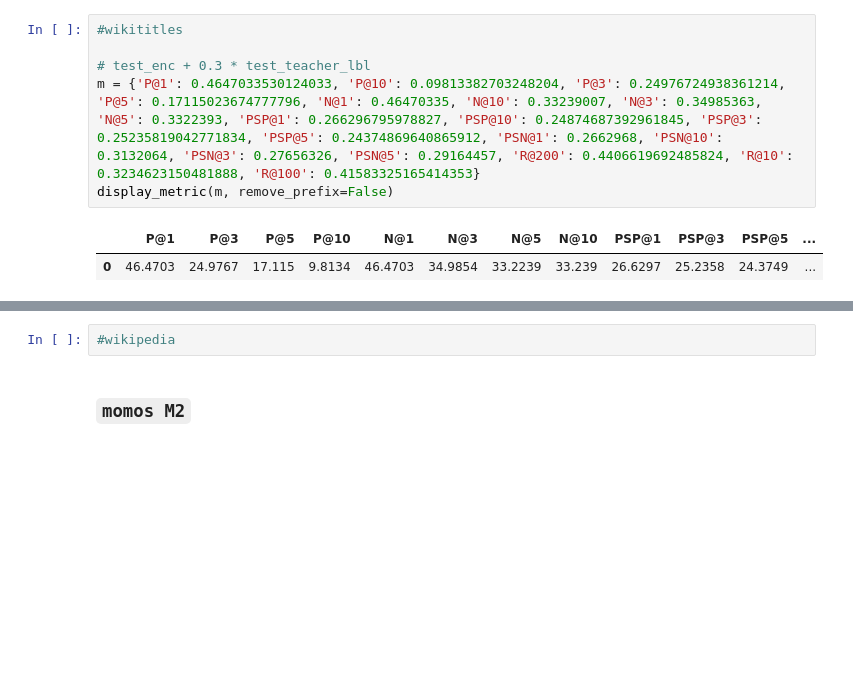
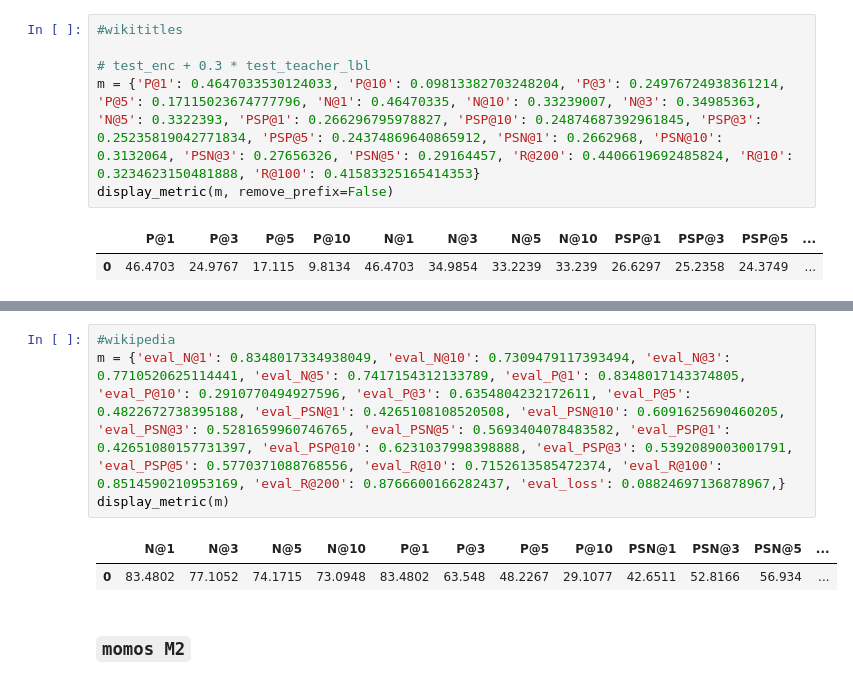
Before and after one commit to suchith720/medic, a Jupyter notebook: nbs/21_experiment-summary.ipynb, the cells around one changed output, grey strips where cells are left out. Drawn from its saved outputs; the diff is of its cells as text; blank space fills up the shorter version.

```diff
--- a/nbs/21_experiment-summary.ipynb
+++ b/nbs/21_experiment-summary.ipynb
@@ -135,6 +135,11 @@ display_metric(m, remove_prefix=False)
 | 0 | 49.6234 | 32.4688 | 24.2569 | 15.0437 | 49.6234 | 49.0592 | 50.4928 | 53.0129 | 36.1545 | 39.9352 | 43.1724 | ... |
 # %%
 #wikipedia
+m = {'eval_N@1': 0.8348017334938049, 'eval_N@10': 0.7309479117393494, 'eval_N@3': 0.7710520625114441, 'eval_N@5': 0.7417154312133789, 'eval_P@1': 0.8348017143374805, 'eval_P@10': 0.2910770494927596, 'eval_P@3': 0.6354804232172611, 'eval_P@5': 0.4822672738395188, 'eval_PSN@1': 0.4265108108520508, 'eval_PSN@10': 0.6091625690460205, 'eval_PSN@3': 0.5281659960746765, 'eval_PSN@5': 0.5693404078483582, 'eval_PSP@1': 0.42651080157731397, 'eval_PSP@10': 0.6231037998398888, 'eval_PSP@3': 0.5392089003001791, 'eval_PSP@5': 0.5770371088768556, 'eval_R@10': 0.7152613585472374, 'eval_R@100': 0.8514590210953169, 'eval_R@200': 0.8766600166282437, 'eval_loss': 0.08824697136878967,}
+display_metric(m)
+# %% [output]
+|  | N@1 | N@3 | N@5 | N@10 | P@1 | P@3 | P@5 | P@10 | PSN@1 | PSN@3 | PSN@5 | ... |
+| 0 | 83.4802 | 77.1052 | 74.1715 | 73.0948 | 83.4802 | 63.548 | 48.2267 | 29.1077 | 42.6511 | 52.8166 | 56.934 | ... |
 # %% [markdown]
 ### `momos M2`
 # %%
```
